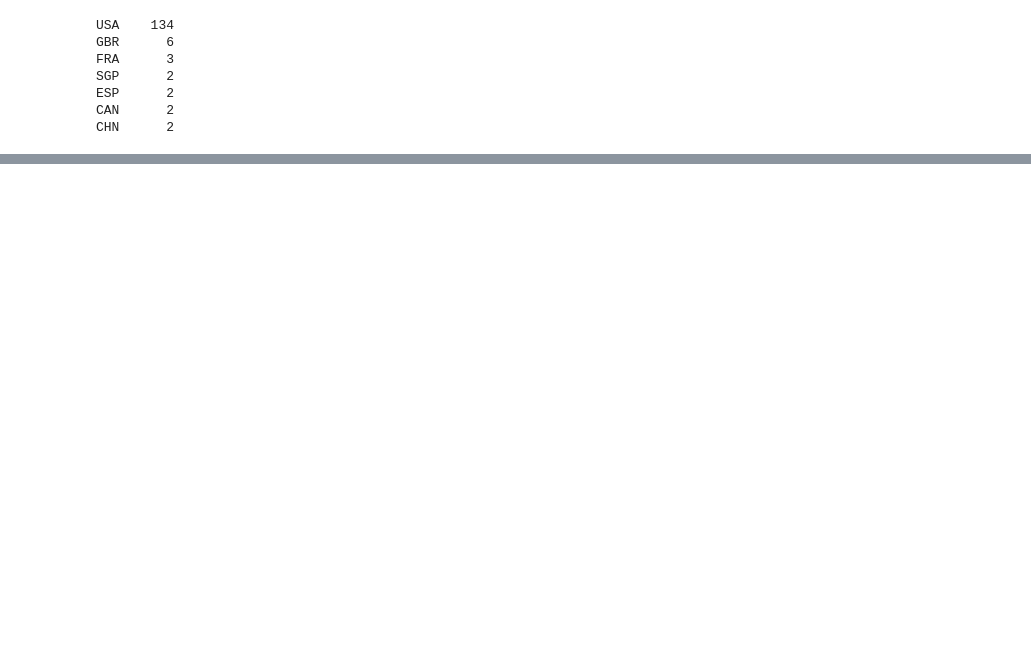
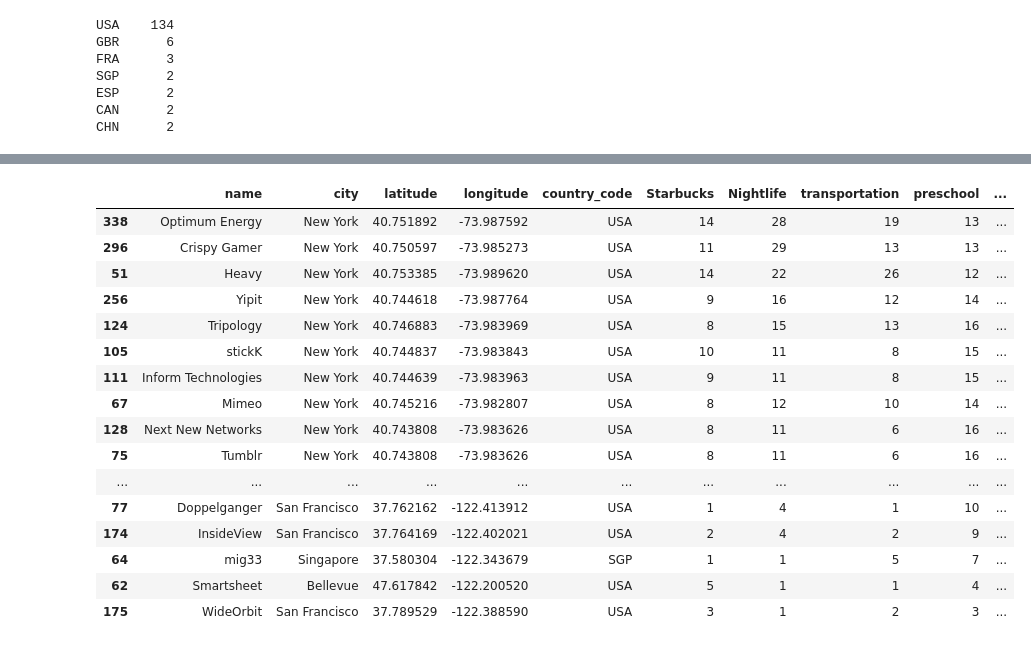
Before and after one commit to KirbyDream/Geospatial-data-Foursquare-API-and-Mongodb, a Jupyter notebook: api_fs_test.ipynb, the cells around one changed output, grey strips where cells are left out. Saved outputs shown, nothing was run; the diff lists cells and outputs as text; code cells hidden in the pictures; blank space fills up the shorter version.

```diff
--- a/api_fs_test.ipynb
+++ b/api_fs_test.ipynb
@@ -305,7 +339,7 @@ CAN      1
 def getNearbyPetService(lat, long, radius=1000):
 
     # create the API request URL
-    url = f"https://api.foursquare.com/v3/places/search?ll={lat}%2C{long}&radius={radius}&categories=11134&exclude_all_chains=false&sort=DISTANCE&limit=10"
+    url = f"https://api.foursquare.com/v3/places/search?ll={lat}%2C{long}&radius={radius}&categories=11134&exclude_all_chains=false&sort=DISTANCE&limit=50"
 
     # make the GET request
     headers = {
@@ -342,3 +358,5 @@ df
+# %%
+df['petService'] = df['petService'].astype(int)
 # %%
 Ps_count = df["petService"].value_counts()
 print(Ps_count.to_string())
@@ -531,0 +418,25 @@ df
+# %%
+
+df["Ratio"] = (df["Starbucks"]*1)+(df["Nightlife"]*0.8)+(df["transportation"]*0.9)+(df["preschool"]*0.7)+(df["veganRest"]*0.6)+(df["petService"]*0.6)
+# %%
+df["Total"] = (df["Starbucks"])+(df["Nightlife"])+(df["transportation"])+(df["preschool"])+(df["veganRest"])+(df["petService"])
+# %%
+df.sort_values(by='Ratio', ascending=False)
+# %% [output]
+|  | name | city | latitude | longitude | country_code | Starbucks | Nightlife | transportation | preschool | ... |
+| 338 | Optimum Energy | New York | 40.751892 | -73.987592 | USA | 14 | 28 | 19 | 13 | ... |
+| 296 | Crispy Gamer | New York | 40.750597 | -73.985273 | USA | 11 | 29 | 13 | 13 | ... |
+| 51 | Heavy | New York | 40.753385 | -73.989620 | USA | 14 | 22 | 26 | 12 | ... |
+| 256 | Yipit | New York | 40.744618 | -73.987764 | USA | 9 | 16 | 12 | 14 | ... |
+| 124 | Tripology | New York | 40.746883 | -73.983969 | USA | 8 | 15 | 13 | 16 | ... |
+| 105 | stickK | New York | 40.744837 | -73.983843 | USA | 10 | 11 | 8 | 15 | ... |
+| 111 | Inform Technologies | New York | 40.744639 | -73.983963 | USA | 9 | 11 | 8 | 15 | ... |
+| 67 | Mimeo | New York | 40.745216 | -73.982807 | USA | 8 | 12 | 10 | 14 | ... |
+| 128 | Next New Networks | New York | 40.743808 | -73.983626 | USA | 8 | 11 | 6 | 16 | ... |
+| 75 | Tumblr | New York | 40.743808 | -73.983626 | USA | 8 | 11 | 6 | 16 | ... |
+| ... | ... | ... | ... | ... | ... | ... | ... | ... | ... | ... |
+| 77 | Doppelganger | San Francisco | 37.762162 | -122.413912 | USA | 1 | 4 | 1 | 10 | ... |
+| 174 | InsideView | San Francisco | 37.764169 | -122.402021 | USA | 2 | 4 | 2 | 9 | ... |
+| 64 | mig33 | Singapore | 37.580304 | -122.343679 | SGP | 1 | 1 | 5 | 7 | ... |
+| 62 | Smartsheet | Bellevue | 47.617842 | -122.200520 | USA | 5 | 1 | 1 | 4 | ... |
+| 175 | WideOrbit | San Francisco | 37.789529 | -122.388590 | USA | 3 | 1 | 2 | 3 | ... |
```
Also changed, not shown: parts of 59 cells of this notebook.
